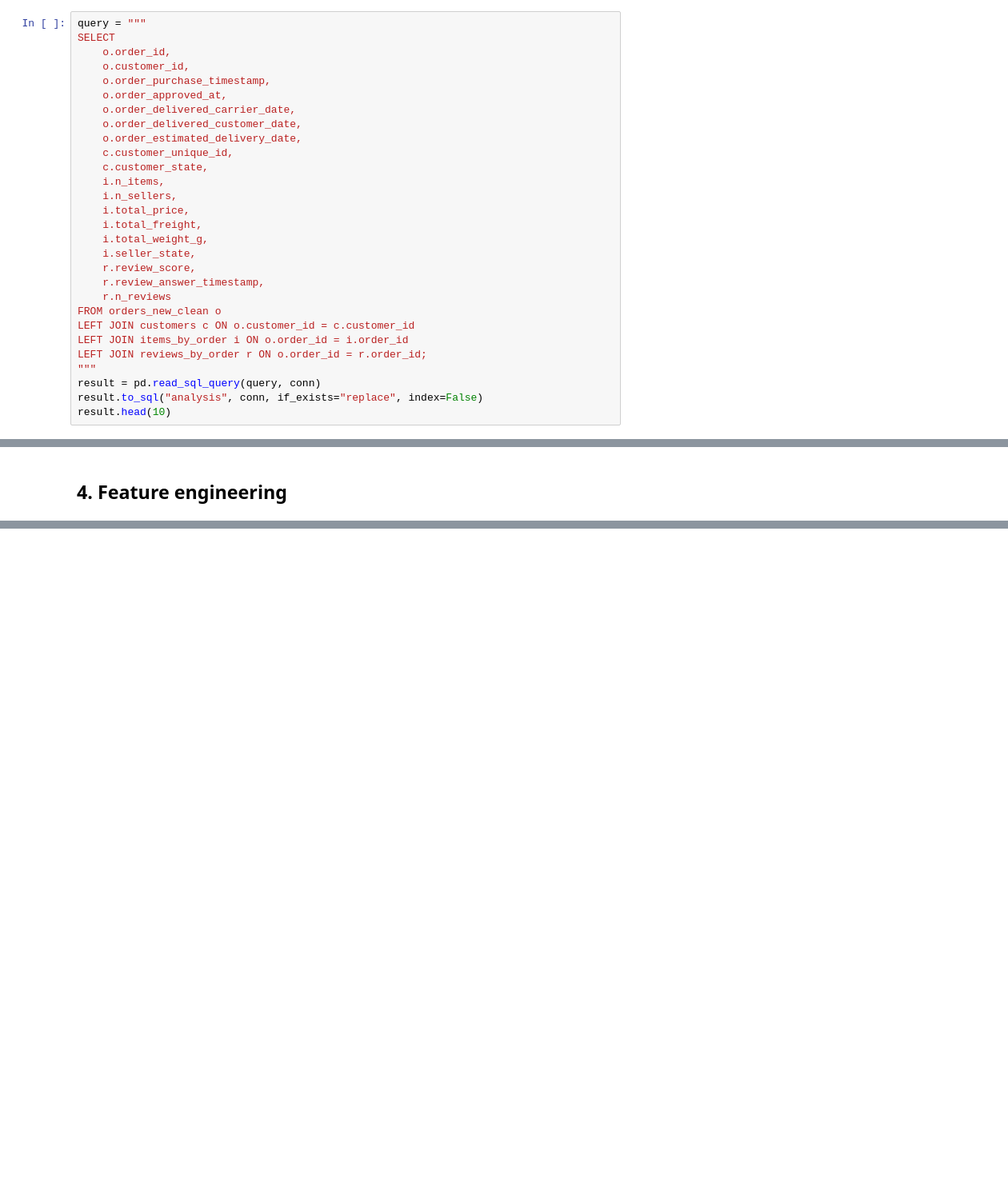
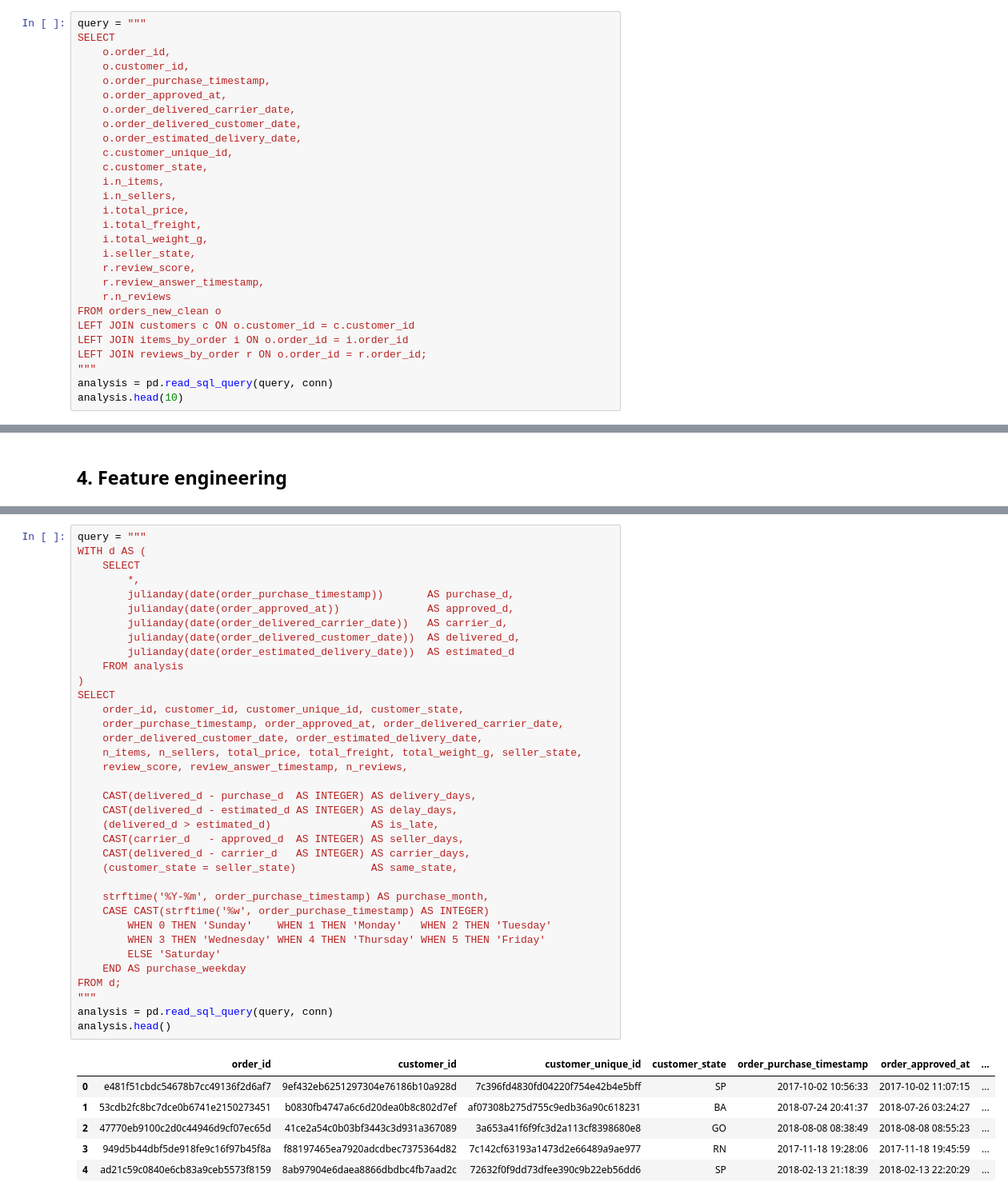
Before and after one commit to Lukevu-hub/olist-delivery-analysis, a Jupyter notebook: notebooks/01_load_and_clean.ipynb, the cells around one changed output, grey strips where cells are left out. Shown at 80% size. Drawn from its saved outputs; the diff is of its cells as text; blank space fills up the shorter version.

```diff
--- a/notebooks/01_load_and_clean.ipynb
+++ b/notebooks/01_load_and_clean.ipynb
@@ -641,9 +641,8 @@ LEFT JOIN customers c ON o.customer_id = c.customer_id
 LEFT JOIN items_by_order i ON o.order_id = i.order_id
 LEFT JOIN reviews_by_order r ON o.order_id = r.order_id;
 """
-result = pd.read_sql_query(query, conn)
-result.to_sql("analysis", conn, if_exists="replace", index=False)
-result.head(10)
+analysis = pd.read_sql_query(query, conn)
+analysis.head(10)
 # %% [output]
 |  | order_id | customer_id | order_purchase_timestamp | order_approved_at | order_delivered_carrier_date | ... |
 | 0 | e481f51cbdc54678b7cc49136f2d6af7 | 9ef432eb6251297304e76186b10a928d | 2017-10-02 10:56:33 | 2017-10-02 11:07:15 | 2017-10-04 19:55:00 | ... |
@@ -690,0 +714,43 @@ with no missing customer data.
+# %%
+query = """
+WITH d AS (
+    SELECT
+        *,
+        julianday(date(order_purchase_timestamp))       AS purchase_d,
+        julianday(date(order_approved_at))              AS approved_d,
+        julianday(date(order_delivered_carrier_date))   AS carrier_d,
+        julianday(date(order_delivered_customer_date))  AS delivered_d,
+        julianday(date(order_estimated_delivery_date))  AS estimated_d
+    FROM analysis
+)
+SELECT
+    order_id, customer_id, customer_unique_id, customer_state,
+    order_purchase_timestamp, order_approved_at, order_delivered_carrier_date,
+    order_delivered_customer_date, order_estimated_delivery_date,
+    n_items, n_sellers, total_price, total_freight, total_weight_g, seller_state,
+    review_score, review_answer_timestamp, n_reviews,
+
+    CAST(delivered_d - purchase_d  AS INTEGER) AS delivery_days,
+    CAST(delivered_d - estimated_d AS INTEGER) AS delay_days,
+    (delivered_d > estimated_d)                AS is_late,
+    CAST(carrier_d   - approved_d  AS INTEGER) AS seller_days,
+    CAST(delivered_d - carrier_d   AS INTEGER) AS carrier_days,
+    (customer_state = seller_state)            AS same_state,
+
+    strftime('%Y-%m', order_purchase_timestamp) AS purchase_month,
+    CASE CAST(strftime('%w', order_purchase_timestamp) AS INTEGER)
+        WHEN 0 THEN 'Sunday'    WHEN 1 THEN 'Monday'   WHEN 2 THEN 'Tuesday'
+        WHEN 3 THEN 'Wednesday' WHEN 4 THEN 'Thursday' WHEN 5 THEN 'Friday'
+        ELSE 'Saturday'
+    END AS purchase_weekday
+FROM d;
+"""
+analysis = pd.read_sql_query(query, conn)
+analysis.head()
+# %% [output]
+|  | order_id | customer_id | customer_unique_id | customer_state | order_purchase_timestamp | order_approved_at | ... |
+| 0 | e481f51cbdc54678b7cc49136f2d6af7 | 9ef432eb6251297304e76186b10a928d | 7c396fd4830fd04220f754e42b4e5bff | SP | 2017-10-02 10:56:33 | 2017-10-02 11:07:15 | ... |
+| 1 | 53cdb2fc8bc7dce0b6741e2150273451 | b0830fb4747a6c6d20dea0b8c802d7ef | af07308b275d755c9edb36a90c618231 | BA | 2018-07-24 20:41:37 | 2018-07-26 03:24:27 | ... |
+| 2 | 47770eb9100c2d0c44946d9cf07ec65d | 41ce2a54c0b03bf3443c3d931a367089 | 3a653a41f6f9fc3d2a113cf8398680e8 | GO | 2018-08-08 08:38:49 | 2018-08-08 08:55:23 | ... |
+| 3 | 949d5b44dbf5de918fe9c16f97b45f8a | f88197465ea7920adcdbec7375364d82 | 7c142cf63193a1473d2e66489a9ae977 | RN | 2017-11-18 19:28:06 | 2017-11-18 19:45:59 | ... |
+| 4 | ad21c59c0840e6cb83a9ceb5573f8159 | 8ab97904e6daea8866dbdbc4fb7aad2c | 72632f0f9dd73dfee390c9b22eb56dd6 | SP | 2018-02-13 21:18:39 | 2018-02-13 22:20:29 | ... |
```
Also changed, not shown: parts of 4 cells of this notebook.
